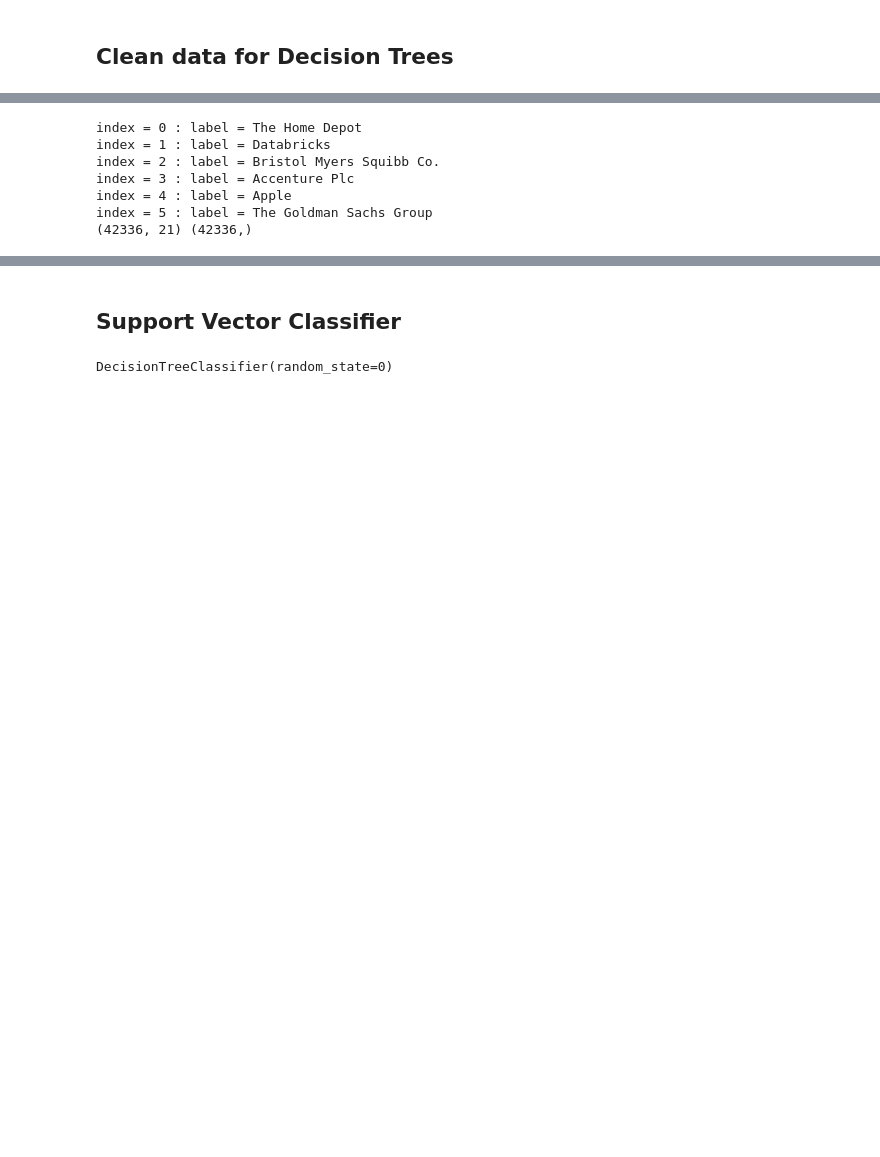
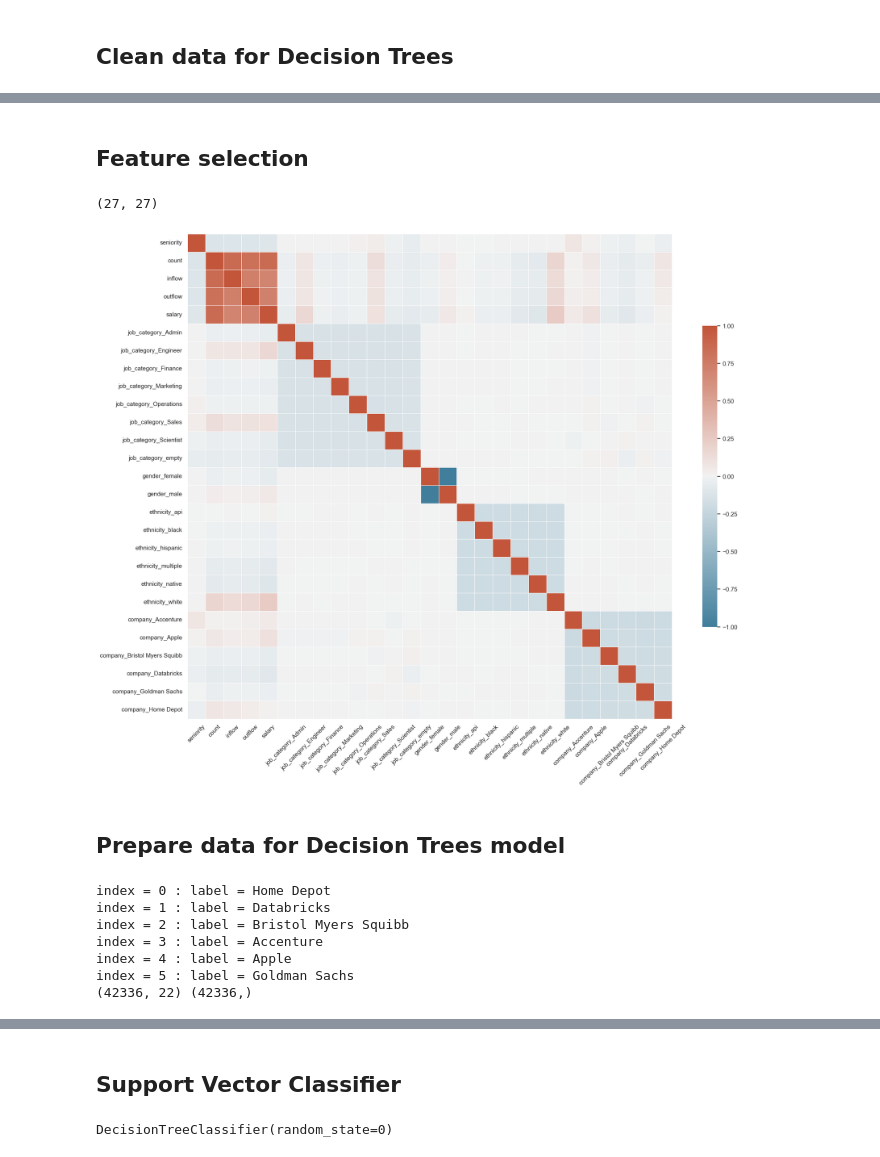
Before and after one commit to anly501/anly-501-project-cynthia-ng, a Jupyter notebook: codes/DT_py.ipynb, the cells around one changed output, grey strips where cells are left out. Saved outputs shown, nothing was run; the diff lists cells and outputs as text; code cells hidden in the pictures; blank space fills up the shorter version.

```diff
--- a/codes/DT_py.ipynb
+++ b/codes/DT_py.ipynb
@@ -86,3 +137,29 @@ fig1.savefig("../501-project-website/images/company_labels_distribution.png")
+# %% [markdown]
+## Feature selection
+# %%
+# Identify feature and target columns
+target_cols = [i for i in df.columns if 'company' in i]
+feature_cols = df.columns[1:]
+
+# Display heat-map for the correlation matrix
+corr = df[feature_cols].corr();
+print(corr.shape)
+sns.set_theme(style="white")
+f, ax = plt.subplots(figsize=(20, 20))  # Set up the matplotlib figure
+cmap = sns.diverging_palette(230, 20, as_cmap=True) # Generate a custom diverging colormap
+# Draw the heatmap with the mask and correct aspect ratio
+sns.heatmap(corr,  cmap=cmap, vmin=-1, vmax=1, center=0,
+        square=True, linewidths=.5, cbar_kws={"shrink": .5})
+# cbar_kws --> removing the shrink will space them out better
+
+plt.xticks(rotation=45)
+
+plt.show()
+# %% [output]
+(27, 27)
+[figure, added]
+# %% [markdown]
+## Prepare data for Decision Trees model
 # %%
 ## SET X AND Y
 
@@ -100,18 +177,19 @@ for label in df["company"]:
 y = np.array(y)
 
 # X
-X = df.drop(['company'], axis = 1)
+X = df.drop(['company', 'company_Accenture', 'company_Apple', 'company_Bristol Myers Squibb', 'company_Goldman Sachs', 'company_Home Depot'], axis = 1)
+
 
 # Double check
 print(X.shape,y.shape)
 # %% [output]
-index = 0 : label = The Home Depot
+index = 0 : label = Home Depot
 index = 1 : label = Databricks
-index = 2 : label = Bristol Myers Squibb Co.
-index = 3 : label = Accenture Plc
+index = 2 : label = Bristol Myers Squibb
+index = 3 : label = Accenture
 index = 4 : label = Apple
-index = 5 : label = The Goldman Sachs Group
-(42336, 21) (42336,)
+index = 5 : label = Goldman Sachs
+(42336, 22) (42336,)
 # %%
 # Load sklearn libraries
 from sklearn.model_selection import train_test_split
```
Also changed, not shown: parts of 11 cells of this notebook, 3 other files.
